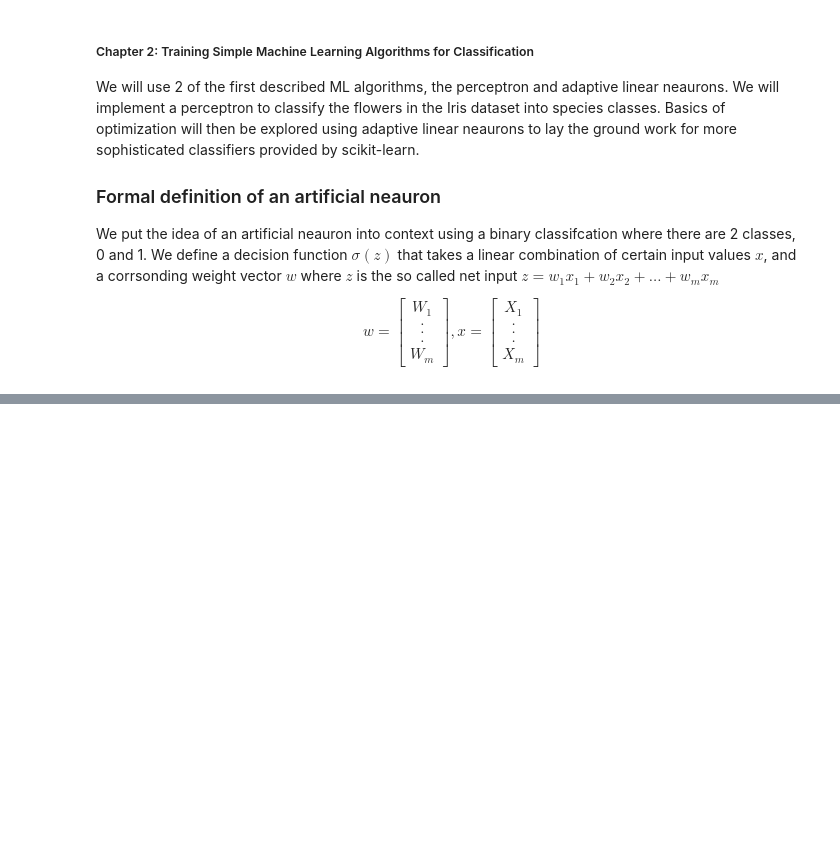
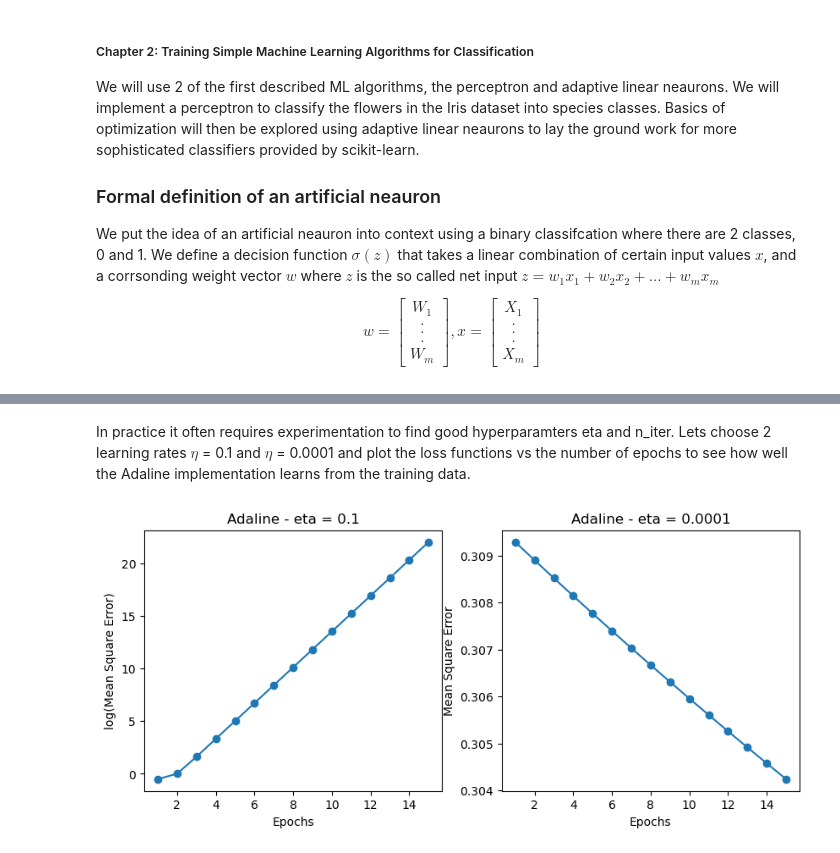
Before and after one commit to Jonathan-Flint/ML-PyTorch-SciKitLearn, a Jupyter notebook: Chapter 2/Chapter 2.ipynb, the cells around one changed output, grey strips where cells are left out. Cells and saved outputs as stored; diff of their text form; code cells hidden in the pictures; blank space fills up the shorter version.

```diff
--- a/Chapter 2/Chapter 2.ipynb
+++ b/Chapter 2/Chapter 2.ipynb
@@ -161,0 +413,19 @@ class Perc:
+# %% [markdown]
+In practice it often requires experimentation to find good hyperparamters eta and n_iter. Lets choose 2 learning rates $\eta$ = 0.1 and $\eta$ = 0.0001 and plot the loss functions vs the number of epochs to see how well the Adaline implementation learns from the training data.
+# %%
+import matplotlib.pyplot as plt
+fig, ax = plt.subplots(nrows=1, ncols=2, figsize=(10,4))
+ada1 = AdalineGD(n_iter=15, eta=0.1).fit(X, y)
+ax[0].plot(range(1, len(ada1.losses_) + 1), np.log10(ada1.losses_), marker='o')
+ax[0].set_xlabel('Epochs')
+ax[0].set_ylabel('log(Mean Square Error)')
+ax[0].set_title('Adaline - eta = 0.1')
+
+ada2 = AdalineGD(n_iter=15, eta=0.0001).fit(X, y)
+ax[1].plot(range(1, len(ada2.losses_) + 1), ada2.losses_, marker='o')
+ax[1].set_xlabel('Epochs')
+ax[1].set_ylabel('Mean Square Error')
+ax[1].set_title('Adaline - eta = 0.0001')
+plt.show()
+# %% [output]
+[figure, added]
```
Also changed, not shown: parts of 20 cells of this notebook, 1 other file.
